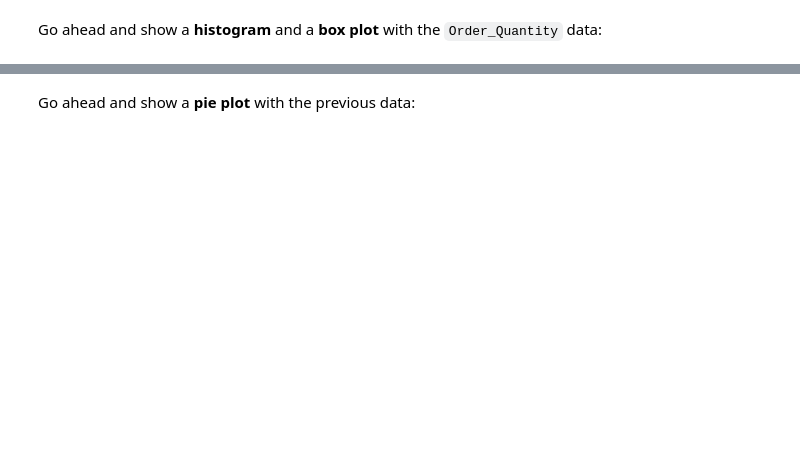
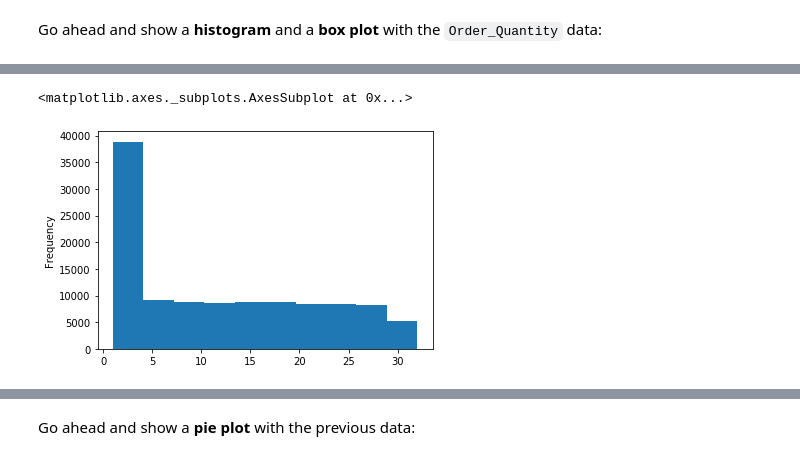
Before and after one commit to Petro1010/python, a Jupyter notebook: DataAnalysis/Example/Exercises_1.ipynb, the cells around one changed output, grey strips where cells are left out. Cells and saved outputs as stored; diff of their text form; code cells hidden in the pictures; blank space fills up the shorter version.

```diff
--- a/DataAnalysis/Example/Exercises_1.ipynb
+++ b/DataAnalysis/Example/Exercises_1.ipynb
@@ -63,2 +70,5 @@ Go ahead and show a <b>histogram</b> and a <b>box plot</b> with the `Order_Quant
 # %%
-sales['Order_Quantity'].plot(kind='hist', bins=30, figsize=(14,6))
+sales["Order_Quantity"].plot(kind="hist")
+# %% [output]
+<matplotlib.axes._subplots.AxesSubplot at 0x...>
+[figure, added]
```
Also changed, not shown: parts of 84 cells of this notebook, 3 other files.
